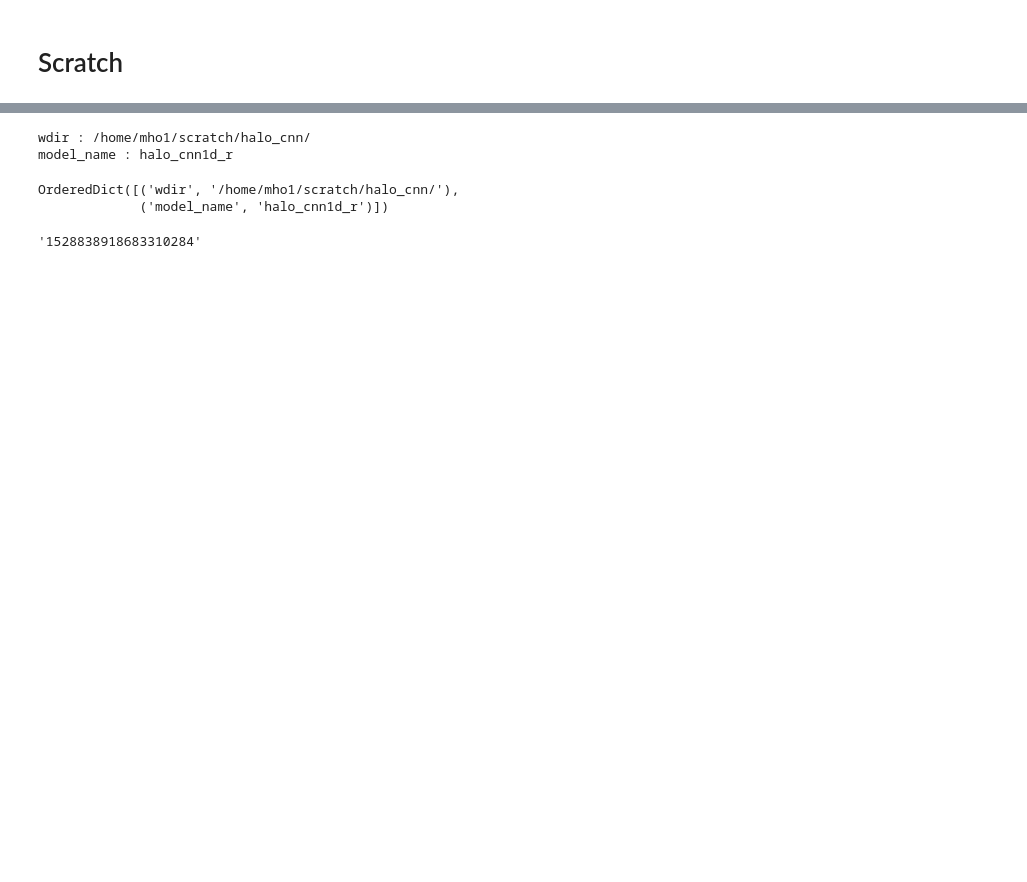
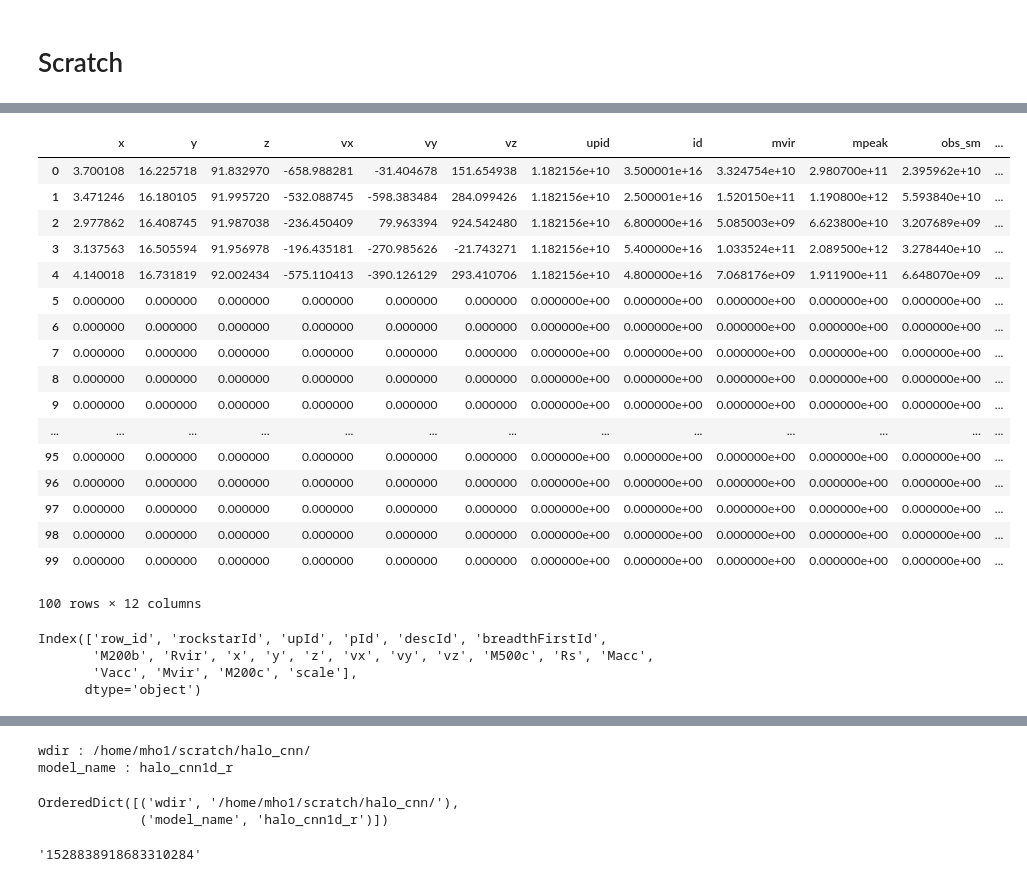
Before and after one commit to McWilliamsCenter/halo_cnn, a Jupyter notebook: notebooks/catalog.ipynb, the cells around one changed output, grey strips where cells are left out. Cells and saved outputs as stored; diff of their text form; code cells hidden in the pictures; blank space fills up the shorter version.

```diff
--- a/notebooks/catalog.ipynb
+++ b/notebooks/catalog.ipynb
@@ -53,0 +530,34 @@ dat[dat['upid']==-1].head()
+# %%
+pad_gal_data = pd.DataFrame(np.zeros(shape=(100, dat_UM.shape[1])),
+                            columns = dat_UM.columns)
+
+pad_gal_data.values[0:5,:] = dat_UM.iloc[5:10].values
+# print(pad_gal_data.head(10))
+# print(dat_UM.head(5))
+pad_gal_data
+# %% [output]
+|  | x | y | z | vx | vy | vz | upid | id | mvir | mpeak | obs_sm | ... |
+| 0 | 3.700108 | 16.225718 | 91.832970 | -658.988281 | -31.404678 | 151.654938 | 1.182156e+10 | 3.500001e+16 | 3.324754e+10 | 2.980700e+11 | 2.395962e+10 | ... |
+| 1 | 3.471246 | 16.180105 | 91.995720 | -532.088745 | -598.383484 | 284.099426 | 1.182156e+10 | 2.500001e+16 | 1.520150e+11 | 1.190800e+12 | 5.593840e+10 | ... |
+| 2 | 2.977862 | 16.408745 | 91.987038 | -236.450409 | 79.963394 | 924.542480 | 1.182156e+10 | 6.800000e+16 | 5.085003e+09 | 6.623800e+10 | 3.207689e+09 | ... |
+| 3 | 3.137563 | 16.505594 | 91.956978 | -196.435181 | -270.985626 | -21.743271 | 1.182156e+10 | 5.400000e+16 | 1.033524e+11 | 2.089500e+12 | 3.278440e+10 | ... |
+| 4 | 4.140018 | 16.731819 | 92.002434 | -575.110413 | -390.126129 | 293.410706 | 1.182156e+10 | 4.800000e+16 | 7.068176e+09 | 1.911900e+11 | 6.648070e+09 | ... |
+| 5 | 0.000000 | 0.000000 | 0.000000 | 0.000000 | 0.000000 | 0.000000 | 0.000000e+00 | 0.000000e+00 | 0.000000e+00 | 0.000000e+00 | 0.000000e+00 | ... |
+| 6 | 0.000000 | 0.000000 | 0.000000 | 0.000000 | 0.000000 | 0.000000 | 0.000000e+00 | 0.000000e+00 | 0.000000e+00 | 0.000000e+00 | 0.000000e+00 | ... |
+| 7 | 0.000000 | 0.000000 | 0.000000 | 0.000000 | 0.000000 | 0.000000 | 0.000000e+00 | 0.000000e+00 | 0.000000e+00 | 0.000000e+00 | 0.000000e+00 | ... |
+| 8 | 0.000000 | 0.000000 | 0.000000 | 0.000000 | 0.000000 | 0.000000 | 0.000000e+00 | 0.000000e+00 | 0.000000e+00 | 0.000000e+00 | 0.000000e+00 | ... |
+| 9 | 0.000000 | 0.000000 | 0.000000 | 0.000000 | 0.000000 | 0.000000 | 0.000000e+00 | 0.000000e+00 | 0.000000e+00 | 0.000000e+00 | 0.000000e+00 | ... |
+| ... | ... | ... | ... | ... | ... | ... | ... | ... | ... | ... | ... | ... |
+| 95 | 0.000000 | 0.000000 | 0.000000 | 0.000000 | 0.000000 | 0.000000 | 0.000000e+00 | 0.000000e+00 | 0.000000e+00 | 0.000000e+00 | 0.000000e+00 | ... |
+| 96 | 0.000000 | 0.000000 | 0.000000 | 0.000000 | 0.000000 | 0.000000 | 0.000000e+00 | 0.000000e+00 | 0.000000e+00 | 0.000000e+00 | 0.000000e+00 | ... |
+| 97 | 0.000000 | 0.000000 | 0.000000 | 0.000000 | 0.000000 | 0.000000 | 0.000000e+00 | 0.000000e+00 | 0.000000e+00 | 0.000000e+00 | 0.000000e+00 | ... |
+| 98 | 0.000000 | 0.000000 | 0.000000 | 0.000000 | 0.000000 | 0.000000 | 0.000000e+00 | 0.000000e+00 | 0.000000e+00 | 0.000000e+00 | 0.000000e+00 | ... |
+| 99 | 0.000000 | 0.000000 | 0.000000 | 0.000000 | 0.000000 | 0.000000 | 0.000000e+00 | 0.000000e+00 | 0.000000e+00 | 0.000000e+00 | 0.000000e+00 | ... |
+100 rows × 12 columns
+# %%
+dat_MD.iloc[1].index
+# %% [output]
+Index(['row_id', 'rockstarId', 'upId', 'pId', 'descId', 'breadthFirstId',
+       'M200b', 'Rvir', 'x', 'y', 'z', 'vx', 'vy', 'vz', 'M500c', 'Rs', 'Macc',
+       'Vacc', 'Mvir', 'M200c', 'scale'],
+      dtype='object')
```
Also changed, not shown: parts of 58 cells of this notebook, 24 other files.
